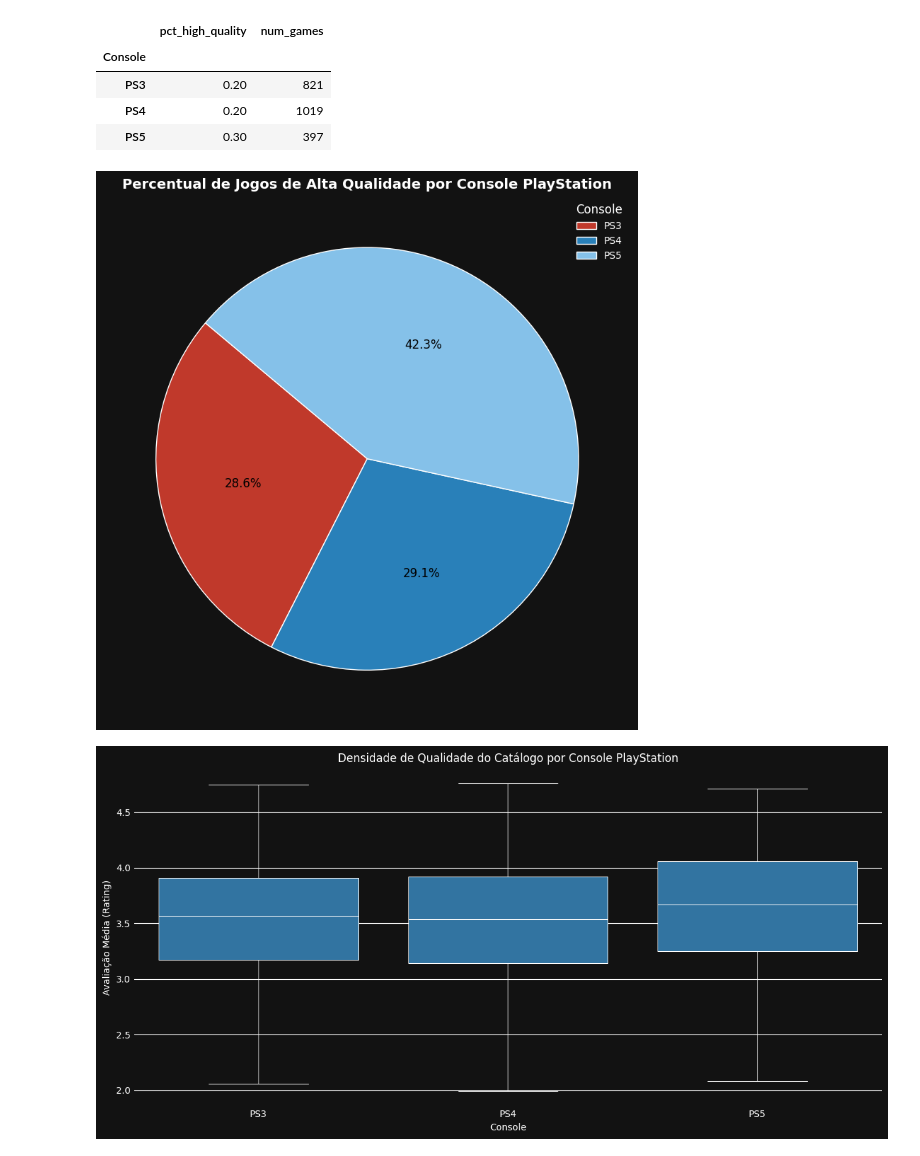
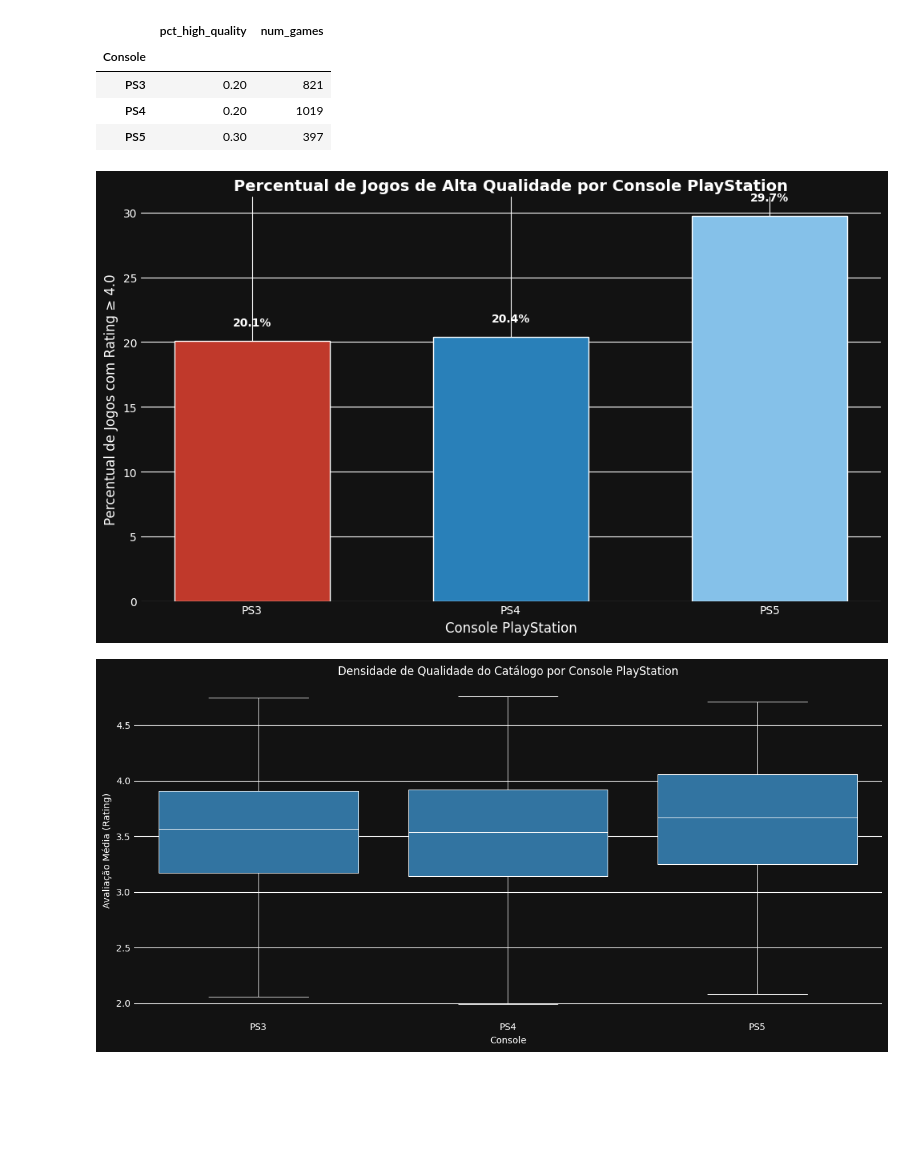
Before and after one commit to uAugustoVR/metadados-playstation, a Jupyter notebook: notebooks/analysis.ipynb, the cells around one changed output. Cells and saved outputs as stored; diff of their text form; code cells hidden in the pictures; blank space fills up the shorter version.

Commit message:
feat: adiciona primeiros gráficos ao dashbord

```diff
--- a/notebooks/analysis.ipynb
+++ b/notebooks/analysis.ipynb
@@ -1536,36 +1536,34 @@ catalog_quality.head()
 | PS4 | 0.20 | 1019 |
 | PS5 | 0.30 | 397 |
 # %%
-# Gráfico de pizza: Percentual de jogos de alta qualidade por console PlayStation
-plt.figure(figsize=(8, 8))
+# Gráfico de barras: Percentual de jogos de alta qualidade por console PlayStation
+plt.figure(figsize=(10, 6))
 
-plt.pie(
-    catalog_quality['pct_high_quality'],
-    autopct='%1.1f%%',
-    colors=colors_console,
-    startangle=140,
-    textprops={'color': 'black', 'fontsize': 12}
+plt.bar(
+    catalog_quality.index,
+    catalog_quality['pct_high_quality'] * 100,
+    color=colors_console,
+    width=0.6
 )
 
 plt.title(
     'Percentual de Jogos de Alta Qualidade por Console PlayStation',
     fontsize=14,
     fontweight='bold'
 )
 
-plt.legend(
-    title='Console',
-    title_fontsize=12,
-    fontsize=10,
-    loc='upper right',
-    labels=catalog_quality.index
-)
+plt.xlabel('Console PlayStation', fontsize=12)
+plt.ylabel('Percentual de Jogos com Rating ≥ 4.0', fontsize=12)
+
+# Adiciona valores no topo das barras
+for i, (console, pct) in enumerate(zip(catalog_quality.index, catalog_quality['pct_high_quality'] * 100)):
+    plt.text(i, pct + 1, f'{pct:.1f}%', ha='center', va='bottom', fontweight='bold', color='white')
 
 plt.tight_layout()
 plt.savefig(f'{cleaned_data_path}/pct_high_quality_by_console.png', bbox_inches='tight')
 plt.show()
 # %% [output]
-[figure, old version]
+[figure, new version]
 # %%
 # Boxplot: Densidade de qualidade
 plt.figure(figsize=(12, 6))
```
Also changed, not shown: parts of 17 cells of this notebook, 5 other files.
